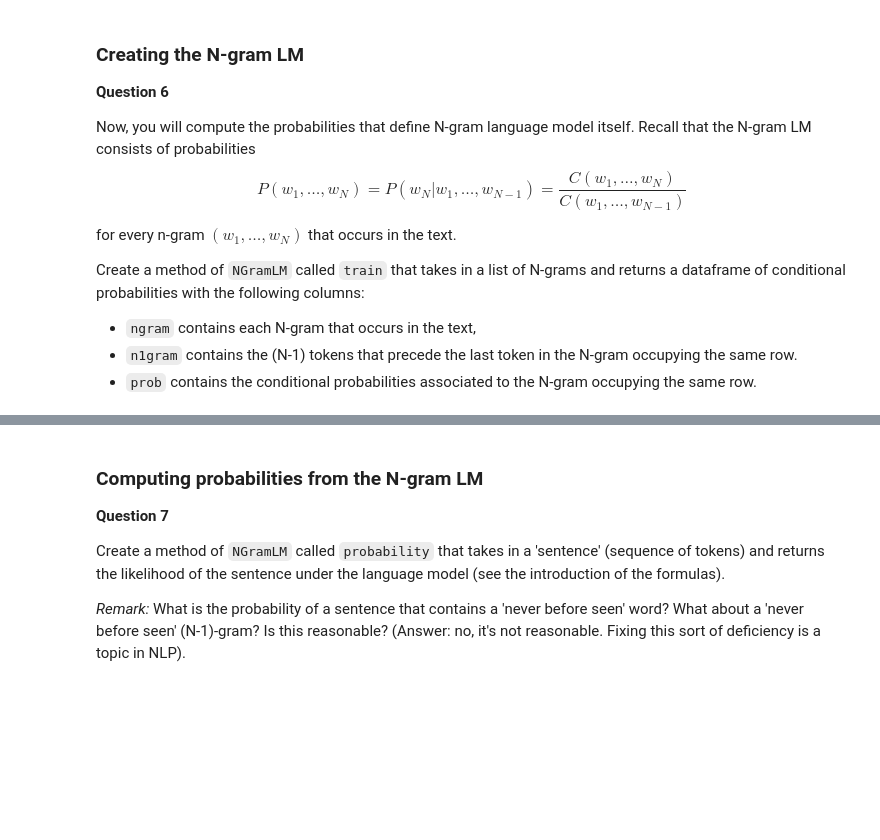
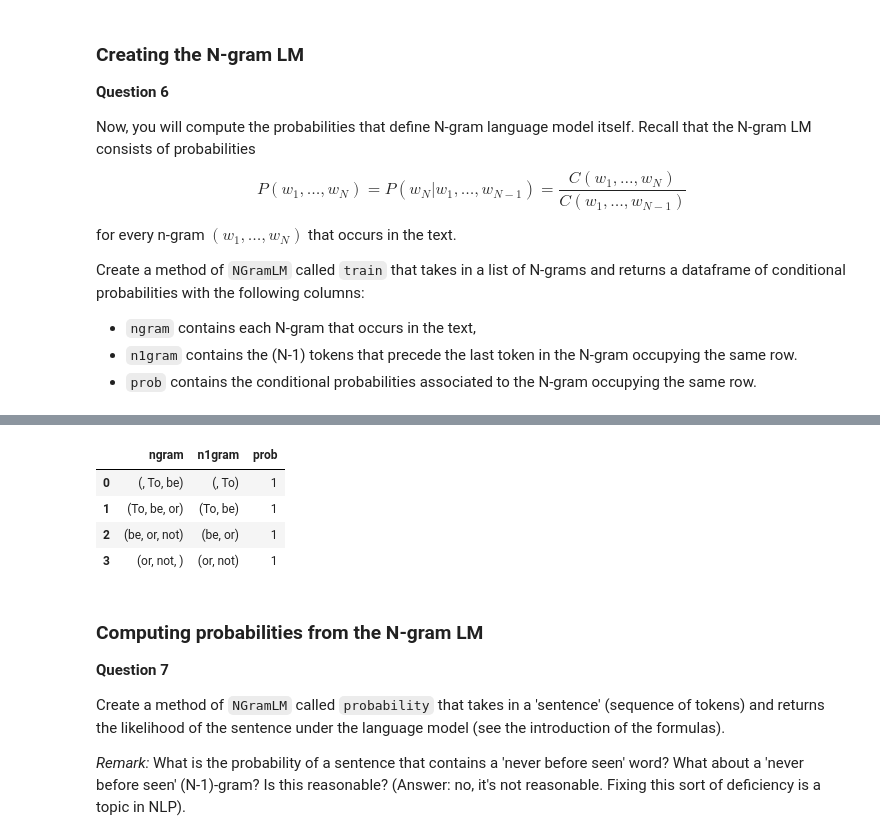
Before and after one commit to AECassAWei/dsc80-wi20, a Jupyter notebook: projects/project04/project04.ipynb, the cells around one changed output, grey strips where cells are left out. Saved outputs shown, nothing was run; the diff lists cells and outputs as text; code cells hidden in the pictures; blank space fills up the shorter version.

```diff
--- a/projects/project04/project04.ipynb
+++ b/projects/project04/project04.ipynb
@@ -752,3 +833,13 @@ Create a method of `NGramLM` called `train` that takes in a list of N-grams and
+# %%
+tokens = tuple('\x02 To be or not \x03'.split())
+trigrams = NGramLM(3, tokens)
+trigrams.mdl
+# %% [output]
+|  | ngram | n1gram | prob |
+| 0 | (, To, be) | (, To) | 1 |
+| 1 | (To, be, or) | (To, be) | 1 |
+| 2 | (be, or, not) | (be, or) | 1 |
+| 3 | (or, not, ) | (or, not) | 1 |
 # %% [markdown]
 ### Computing probabilities from the N-gram LM
 
```
Also changed, not shown: parts of 28 cells of this notebook.
